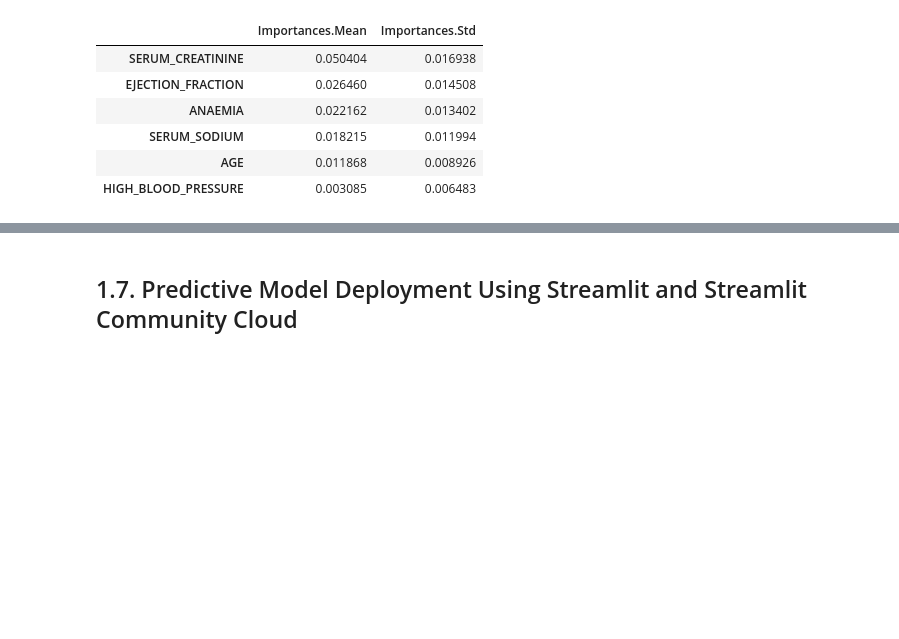
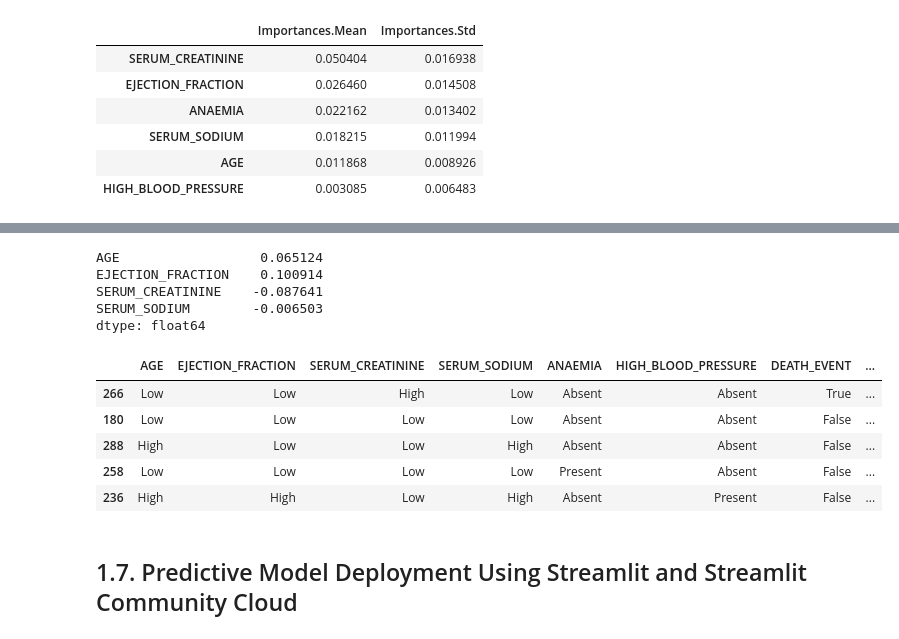
Before and after one commit to JohnPaulinePineda/Portfolio_Project_55, a Jupyter notebook: codes/EstimatingHeartFailureSurvivalRiskProfilesFromCardiovascularHematologicAndMetabolicMarkers.ipynb, the cells around one changed output, grey strips where cells are left out. Drawn from its saved outputs; the diff is of its cells as text; code cells hidden in the pictures; blank space fills up the shorter version.

Commit message:
Formulated the Python Notebook
Updated the Model Inference

```diff
--- a/codes/EstimatingHeartFailureSurvivalRiskProfilesFromCardiovascularHematologicAndMetabolicMarkers.ipynb
+++ b/codes/EstimatingHeartFailureSurvivalRiskProfilesFromCardiovascularHematologicAndMetabolicMarkers.ipynb
@@ -3278,3 +3295,45 @@ display(coxph_train_feature_importance_summary)
+# %%
+##################################
+# Determining the medians for the numeric predictors
+##################################
+heart_failure_MI_numeric = heart_failure_MI[["AGE","EJECTION_FRACTION","SERUM_CREATININE","SERUM_SODIUM"]]
+numeric_predictor_median_list = heart_failure_MI_numeric.median()
+numeric_predictor_median_list
+# %% [output]
+AGE                  0.065124
+EJECTION_FRACTION    0.100914
+SERUM_CREATININE    -0.087641
+SERUM_SODIUM        -0.006503
+dtype: float64
+# %%
+##################################
+# Creating a function to bin
+# numeric predictors into two groups
+##################################
+def bin_numeric_model_predictor(df, predictor):
+    median = numeric_predictor_median_list.loc[predictor]
+    df[predictor] = np.where(df[predictor] <= median, "Low", "High")
+    return df
+# %%
+##################################
+# Binning the numeric predictors
+# into two groups
+##################################
+for numeric_column in ["AGE","EJECTION_FRACTION","SERUM_CREATININE","SERUM_SODIUM"]:
+    heart_failure_MI = bin_numeric_model_predictor(heart_failure_MI, numeric_column)
+# %%
+##################################
+# Exploring the transformed
+# dataset for plotting
+##################################
+heart_failure_MI.head()
+# %% [output]
+|  | AGE | EJECTION_FRACTION | SERUM_CREATININE | SERUM_SODIUM | ANAEMIA | HIGH_BLOOD_PRESSURE | DEATH_EVENT | ... |
+| 266 | Low | Low | High | Low | Absent | Absent | True | ... |
+| 180 | Low | Low | Low | Low | Absent | Absent | False | ... |
+| 288 | High | Low | Low | High | Absent | Absent | False | ... |
+| 258 | Low | Low | Low | Low | Present | Absent | False | ... |
+| 236 | High | High | Low | High | Absent | Present | False | ... |
 # %% [markdown]
 ## 1.7. Predictive Model Deployment Using Streamlit and Streamlit Community Cloud <a class="anchor" id="1.7"></a>
 # %% [markdown]
```
Also changed, not shown: parts of 6 cells of this notebook, 2 other files.
